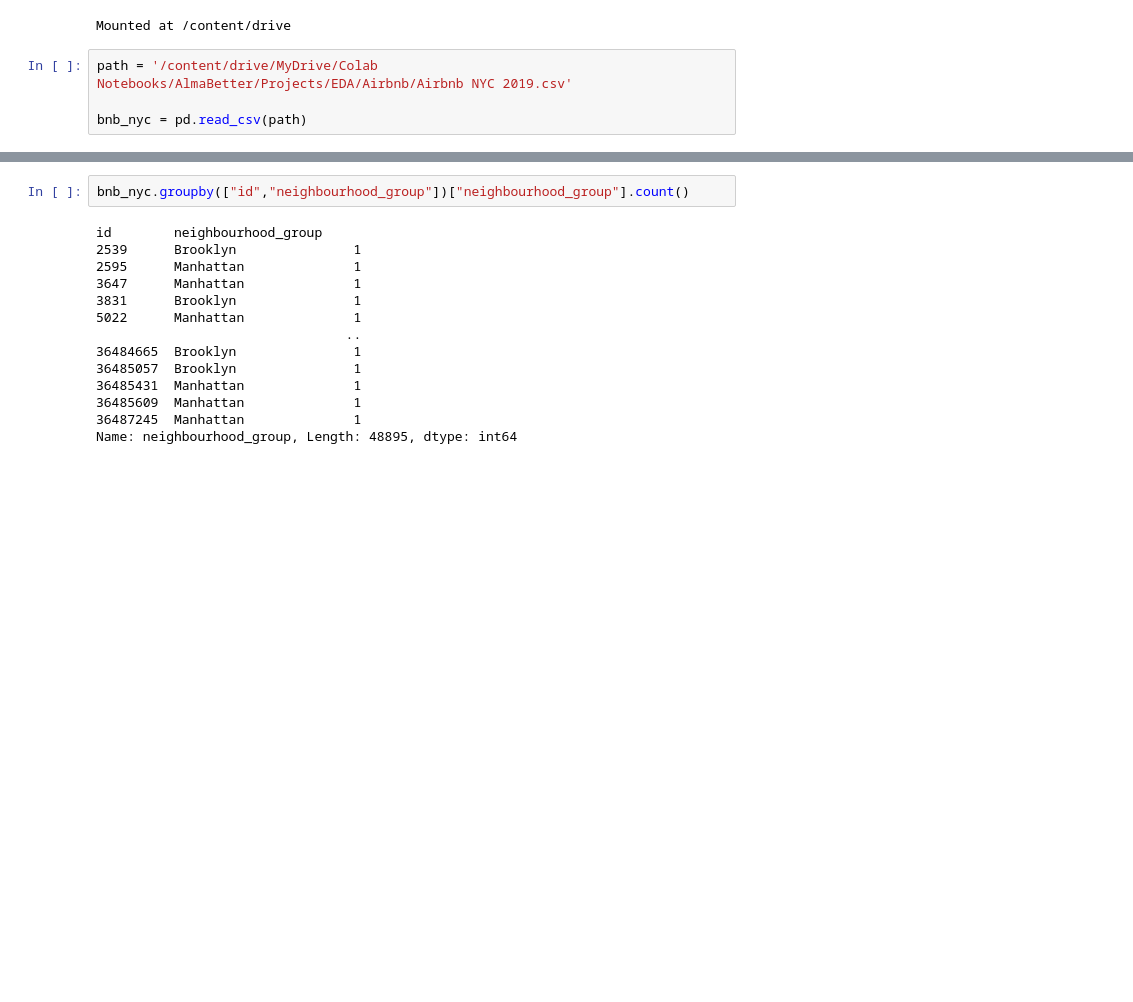
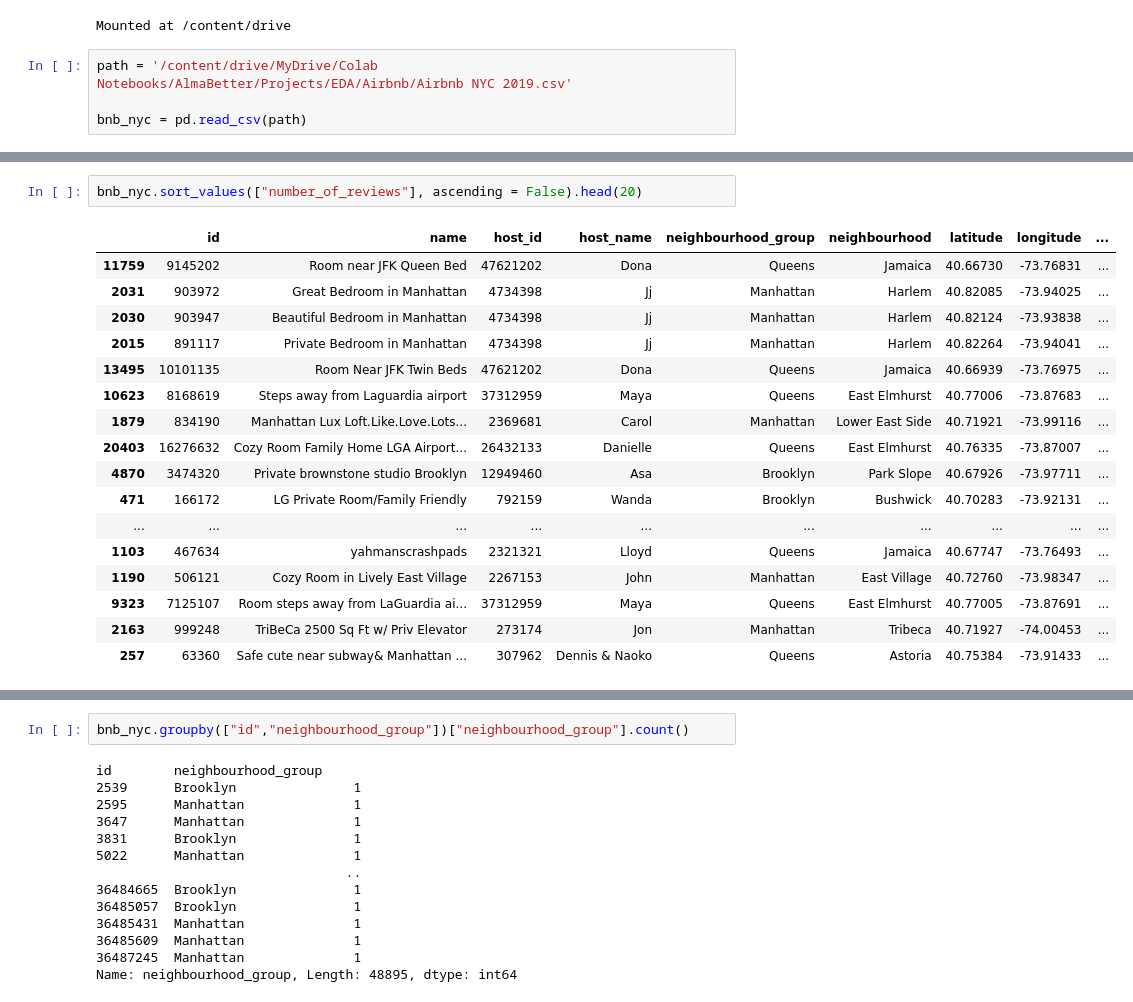
Before and after one commit to Pranit07G/PG-AlmaBetter-EDA-AirBNB-NYC, a Jupyter notebook: Airbnb_Bookings_Analysis_Capstone_Project.ipynb, the cells around one changed output, grey strips where cells are left out. Drawn from its saved outputs; the diff is of its cells as text; blank space fills up the shorter version.

```diff
--- a/Airbnb_Bookings_Analysis_Capstone_Project.ipynb
+++ b/Airbnb_Bookings_Analysis_Capstone_Project.ipynb
@@ -42,0 +179,20 @@ bnb_nyc
+# %%
+bnb_nyc.sort_values(["number_of_reviews"], ascending = False).head(20)
+# %% [output]
+|  | id | name | host_id | host_name | neighbourhood_group | neighbourhood | latitude | longitude | ... |
+| 11759 | 9145202 | Room near JFK Queen Bed | 47621202 | Dona | Queens | Jamaica | 40.66730 | -73.76831 | ... |
+| 2031 | 903972 | Great Bedroom in Manhattan | 4734398 | Jj | Manhattan | Harlem | 40.82085 | -73.94025 | ... |
+| 2030 | 903947 | Beautiful Bedroom in Manhattan | 4734398 | Jj | Manhattan | Harlem | 40.82124 | -73.93838 | ... |
+| 2015 | 891117 | Private Bedroom in Manhattan | 4734398 | Jj | Manhattan | Harlem | 40.82264 | -73.94041 | ... |
+| 13495 | 10101135 | Room Near JFK Twin Beds | 47621202 | Dona | Queens | Jamaica | 40.66939 | -73.76975 | ... |
+| 10623 | 8168619 | Steps away from Laguardia airport | 37312959 | Maya | Queens | East Elmhurst | 40.77006 | -73.87683 | ... |
+| 1879 | 834190 | Manhattan Lux Loft.Like.Love.Lots... | 2369681 | Carol | Manhattan | Lower East Side | 40.71921 | -73.99116 | ... |
+| 20403 | 16276632 | Cozy Room Family Home LGA Airport... | 26432133 | Danielle | Queens | East Elmhurst | 40.76335 | -73.87007 | ... |
+| 4870 | 3474320 | Private brownstone studio Brooklyn | 12949460 | Asa | Brooklyn | Park Slope | 40.67926 | -73.97711 | ... |
+| 471 | 166172 | LG Private Room/Family Friendly | 792159 | Wanda | Brooklyn | Bushwick | 40.70283 | -73.92131 | ... |
+| ... | ... | ... | ... | ... | ... | ... | ... | ... | ... |
+| 1103 | 467634 | yahmanscrashpads | 2321321 | Lloyd | Queens | Jamaica | 40.67747 | -73.76493 | ... |
+| 1190 | 506121 | Cozy Room in Lively East Village | 2267153 | John | Manhattan | East Village | 40.72760 | -73.98347 | ... |
+| 9323 | 7125107 | Room steps away from LaGuardia ai... | 37312959 | Maya | Queens | East Elmhurst | 40.77005 | -73.87691 | ... |
+| 2163 | 999248 | TriBeCa 2500 Sq Ft w/ Priv Elevator | 273174 | Jon | Manhattan | Tribeca | 40.71927 | -74.00453 | ... |
+| 257 | 63360 | Safe cute near subway& Manhattan ... | 307962 | Dennis & Naoko | Queens | Astoria | 40.75384 | -73.91433 | ... |
```
Also changed, not shown: parts of 21 cells of this notebook.
